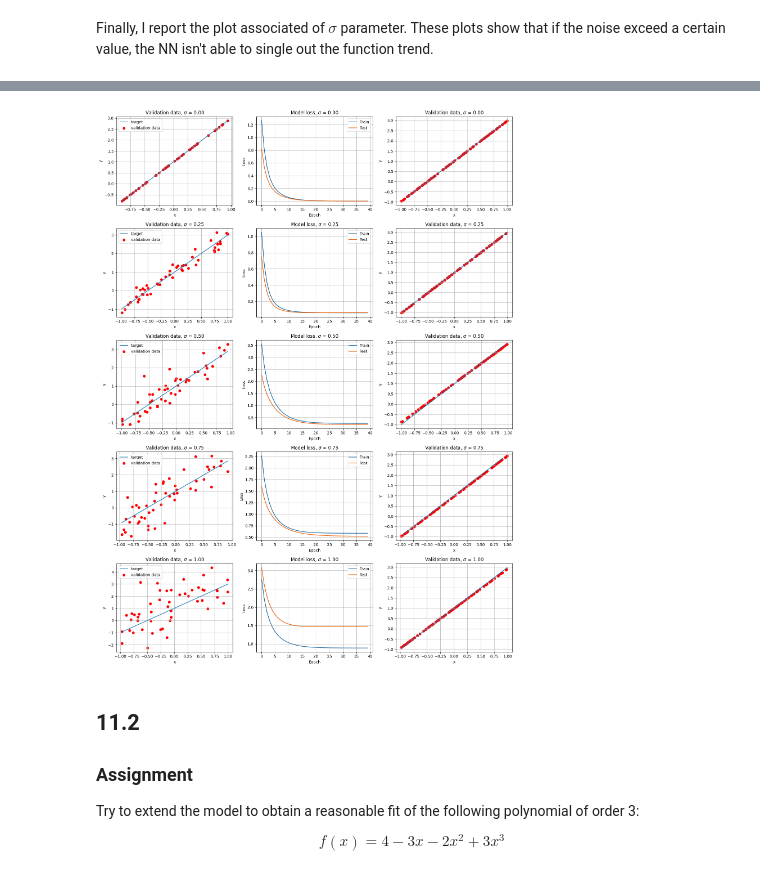
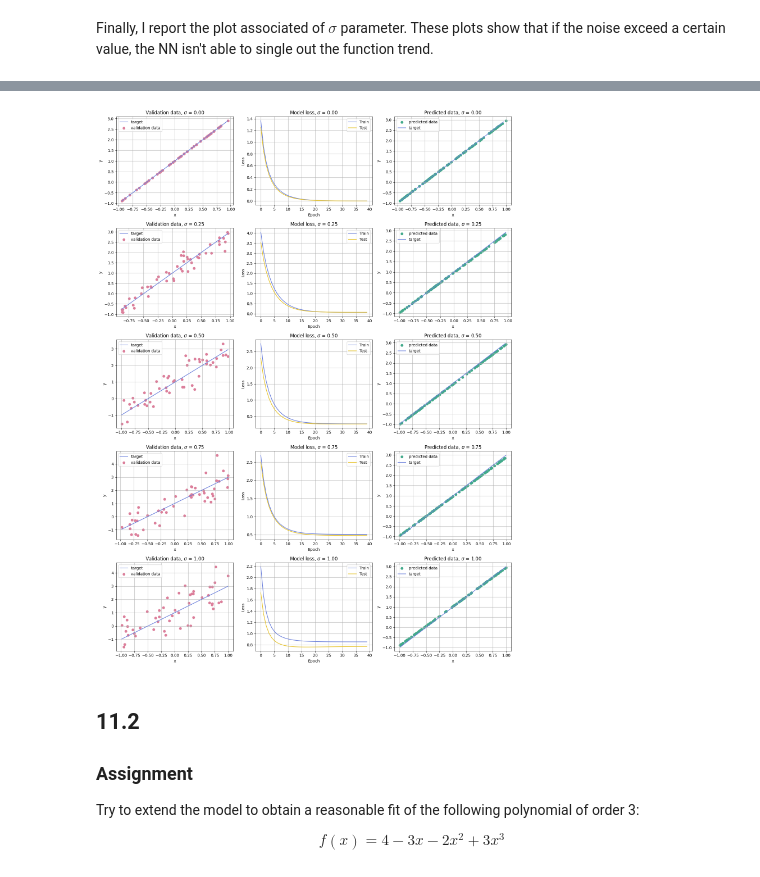
Before and after one commit to chinigio/NSL_Numerical-Simulation-Laboratory, a Jupyter notebook: Es11/Notebook_es11.ipynb, the cells around one changed output, grey strips where cells are left out. Cells and saved outputs as stored; diff of their text form; code cells hidden in the pictures.

```diff
--- a/Es11/Notebook_es11.ipynb
+++ b/Es11/Notebook_es11.ipynb
@@ -98,16 +98,16 @@ for i in range(n_exp):
     score = model.evaluate(x_valid, y_target, batch_size=32, verbose=1)
 
     # plotting data
-    ax[i,0].plot(x_valid, y_target, label='target')
-    ax[i,0].scatter(x_valid, y_valid, color='r', label='validation data')
+    ax[i,0].plot(x_valid, y_target, color='#6A7FDB',label='target')
+    ax[i,0].scatter(x_valid, y_valid, color='#DC7F9B', label='validation data')
     ax[i,0].legend()
     ax[i,0].grid(True)
     ax[i,0].set_title(r'Validation data, $N_{epochs}$ = %.2f' % n_epochs)
     ax[i,0].set_xlabel('x')
     ax[i,0].set_ylabel('y')
 
-    ax[i,1].plot(history.history['loss'], color='#1a659e')
-    ax[i,1].plot(history.history['val_loss'], color='#e85d04')
+    ax[i,1].plot(history.history['loss'], color='#6A7FDB')
+    ax[i,1].plot(history.history['val_loss'], color='#E6C229')
     ax[i,1].set_title(r'Model loss, $N_{epochs}$ = %.2f' % n_epochs)
     ax[i,1].set_ylabel('Loss')
     ax[i,1].set_xlabel('Epoch')
@@ -116,12 +116,13 @@ for i in range(n_exp):
 
     x_predicted = np.random.uniform(-1, 1, 100)
     y_predicted = model.predict(x_predicted)
-    ax[i,2].scatter(x_predicted, y_predicted,color='r')
-    ax[i,2].plot(x_valid, y_target)
+    ax[i,2].scatter(x_predicted, y_predicted, color='#43AA8B', alpha=0.2, label='predicted data')
+    ax[i,2].plot(x_valid, y_target, color='#6A7FDB', label='target')
     ax[i,2].grid(True)
     ax[i,2].set_title(r'Predicted data, $N_{epochs}$ = %.2f' % n_epochs)
     ax[i,2].set_xlabel('x')
     ax[i,2].set_ylabel('y')
+    ax[i,2].legend()
 
 
 plt.tight_layout()
@@ -175,16 +176,16 @@ for i in range(n_exp):
     score = model.evaluate(x_valid, y_target, batch_size=32, verbose=1)
 
     # plotting data
-    ax[i,0].plot(x_valid, y_target, label='target')
-    ax[i,0].scatter(x_valid, y_valid, color='r', label='validation data')
+    ax[i,0].plot(x_valid, y_target, color='#6A7FDB', label='target')
+    ax[i,0].scatter(x_valid, y_valid, color='#DC7F9B', label='validation data')
     ax[i,0].legend()
     ax[i,0].grid(True)
     ax[i,0].set_title(r'Validation data, $N_{train}$ = %.2f' % n_train)
     ax[i,0].set_xlabel('x')
     ax[i,0].set_ylabel('y')
 
-    ax[i,1].plot(history.history['loss'], color='#1a659e')
-    ax[i,1].plot(history.history['val_loss'], color='#e85d04')
+    ax[i,1].plot(history.history['loss'], color='#6A7FDB')
+    ax[i,1].plot(history.history['val_loss'], color='#E6C229')
     ax[i,1].set_title(r'Model loss, $N_{train}$ = %.2f' % n_train)
     ax[i,1].set_ylabel('Loss')
     ax[i,1].set_xlabel('Epoch')
@@ -193,12 +194,13 @@ for i in range(n_exp):
 
     x_predicted = np.random.uniform(-1, 1, 100)
     y_predicted = model.predict(x_predicted)
-    ax[i,2].scatter(x_predicted, y_predicted,color='r')
-    ax[i,2].plot(x_valid, y_target)
+    ax[i,2].scatter(x_predicted, y_predicted,color='#43AA8B', alpha=0.2, label='predicted data')
+    ax[i,2].plot(x_valid, y_target, color='#6A7FDB', label='target')
     ax[i,2].grid(True)
     ax[i,2].set_title(r'Predicted data, $N_{train}$ = %.2f' % n_train)
     ax[i,2].set_xlabel('x')
     ax[i,2].set_ylabel('y')
+    ax[i,2].legend()
 
 
 plt.tight_layout()
@@ -252,16 +254,16 @@ for i in range(n_exp):
     score = model.evaluate(x_valid, y_target, batch_size=32, verbose=1)
 
     # plotting data
-    ax[i,0].plot(x_valid, y_target, label='target')
-    ax[i,0].scatter(x_valid, y_valid, color='r', label='validation data')
+    ax[i,0].plot(x_valid, y_target, color='#6A7FDB', label='target')
+    ax[i,0].scatter(x_valid, y_valid, color='#DC7F9B', label='validation data')
     ax[i,0].legend()
     ax[i,0].grid(True)
     ax[i,0].set_title(r'Validation data, $\sigma$ = %.2f' % sigma)
     ax[i,0].set_xlabel('x')
     ax[i,0].set_ylabel('y')
 
-    ax[i,1].plot(history.history['loss'], color='#1a659e')
-    ax[i,1].plot(history.history['val_loss'], color='#e85d04')
+    ax[i,1].plot(history.history['loss'], color='#6A7FDB')
+    ax[i,1].plot(history.history['val_loss'], color='#E6C229')
     ax[i,1].set_title(r'Model loss, $\sigma$ = %.2f' % sigma)
     ax[i,1].set_ylabel('Loss')
     ax[i,1].set_xlabel('Epoch')
@@ -270,12 +272,13 @@ for i in range(n_exp):
 
     x_predicted = np.random.uniform(-1, 1, 100)
     y_predicted = model.predict(x_predicted)
-    ax[i,2].scatter(x_predicted, y_predicted,color='r')
-    ax[i,2].plot(x_valid, y_target)
+    ax[i,2].scatter(x_predicted, y_predicted,color='#43AA8B', alpha=0.2, label='predicted data')
+    ax[i,2].plot(x_valid, y_target, color='#6A7FDB', label='target')
     ax[i,2].grid(True)
     ax[i,2].set_title(r'Predicted data, $\sigma$ = %.2f' % sigma)
     ax[i,2].set_xlabel('x')
     ax[i,2].set_ylabel('y')
+    ax[i,2].legend()
 
 
 plt.tight_layout()
@@ -294,4 +297,4 @@ plt.show()
-[figure, old version]
+[figure, new version]
 # %% [markdown]
 ## 11.2
 
```
Also changed, not shown: parts of 18 cells of this notebook.
